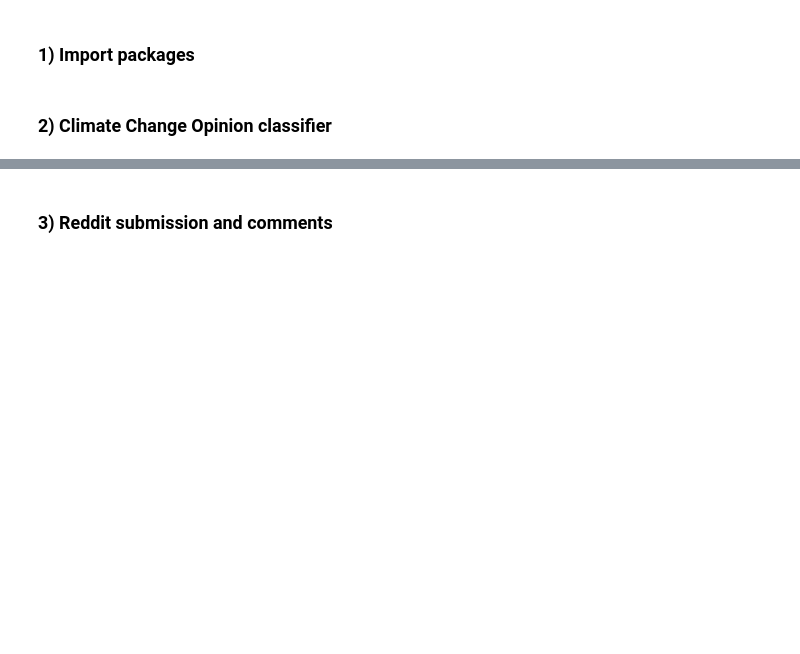
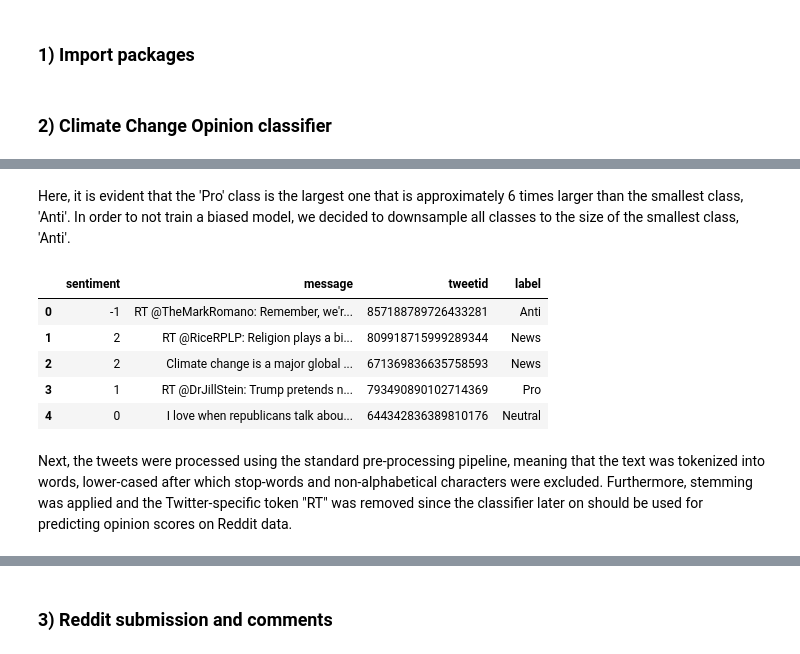
Before and after one commit to AronDJacobsen/Reddit-ClimateGraph, a Jupyter notebook: preliminary_analysis.ipynb, the cells around one changed output, grey strips where cells are left out. Drawn from its saved outputs; the diff is of its cells as text; code cells hidden in the pictures; blank space fills up the shorter version.

Commit message:
classifier description

```diff
--- a/preliminary_analysis.ipynb
+++ b/preliminary_analysis.ipynb
@@ -38,0 +83,29 @@ DATA_DIR = Path(os.getcwd()) / 'data'
+# %% [markdown]
+Here, it is evident that the 'Pro' class is the largest one that is approximately 6 times larger than the smallest class, 'Anti'. In order to not train a biased model, we decided to downsample all classes to the size of the smallest class, 'Anti'.
+# %%
+# define smallest group
+smallest_group = tweets[tweets['label'] == 'Anti']
+smallest_group_size = smallest_group.__len__()
+
+# downsample each class to the size of the smallest group
+temp = [smallest_group]
+for label in class_mapping.values():
+    if label != 'Anti':
+        temp.append(tweets[tweets['label'] == label].sample(smallest_group_size, random_state=42))
+
+# create balanced dataset
+tweets_balanced = pd.concat(temp)
+
+# shuffle and reindex the data
+tweets_balanced = tweets_balanced.sample(frac=1, random_state=42)
+tweets_balanced = tweets_balanced.reset_index().drop('index', axis=1)
+tweets_balanced.head()
+# %% [output]
+|  | sentiment | message | tweetid | label |
+| 0 | -1 | RT @TheMarkRomano: Remember, we'r... | 857188789726433281 | Anti |
+| 1 | 2 | RT @RiceRPLP: Religion plays a bi... | 809918715999289344 | News |
+| 2 | 2 | Climate change is a major global ... | 671369836635758593 | News |
+| 3 | 1 | RT @DrJillStein: Trump pretends n... | 793490890102714369 | Pro |
+| 4 | 0 | I love when republicans talk abou... | 644342836389810176 | Neutral |
+# %% [markdown]
+Next, the tweets were processed using the standard pre-processing pipeline, meaning that the text was tokenized into words, lower-cased after which stop-words and non-alphabetical characters were excluded. Furthermore, stemming was applied and the Twitter-specific token "RT" was removed since the classifier later on should be used for predicting opinion scores on Reddit data.
```
Also changed, not shown: parts of 27 cells of this notebook, 3 other files.
